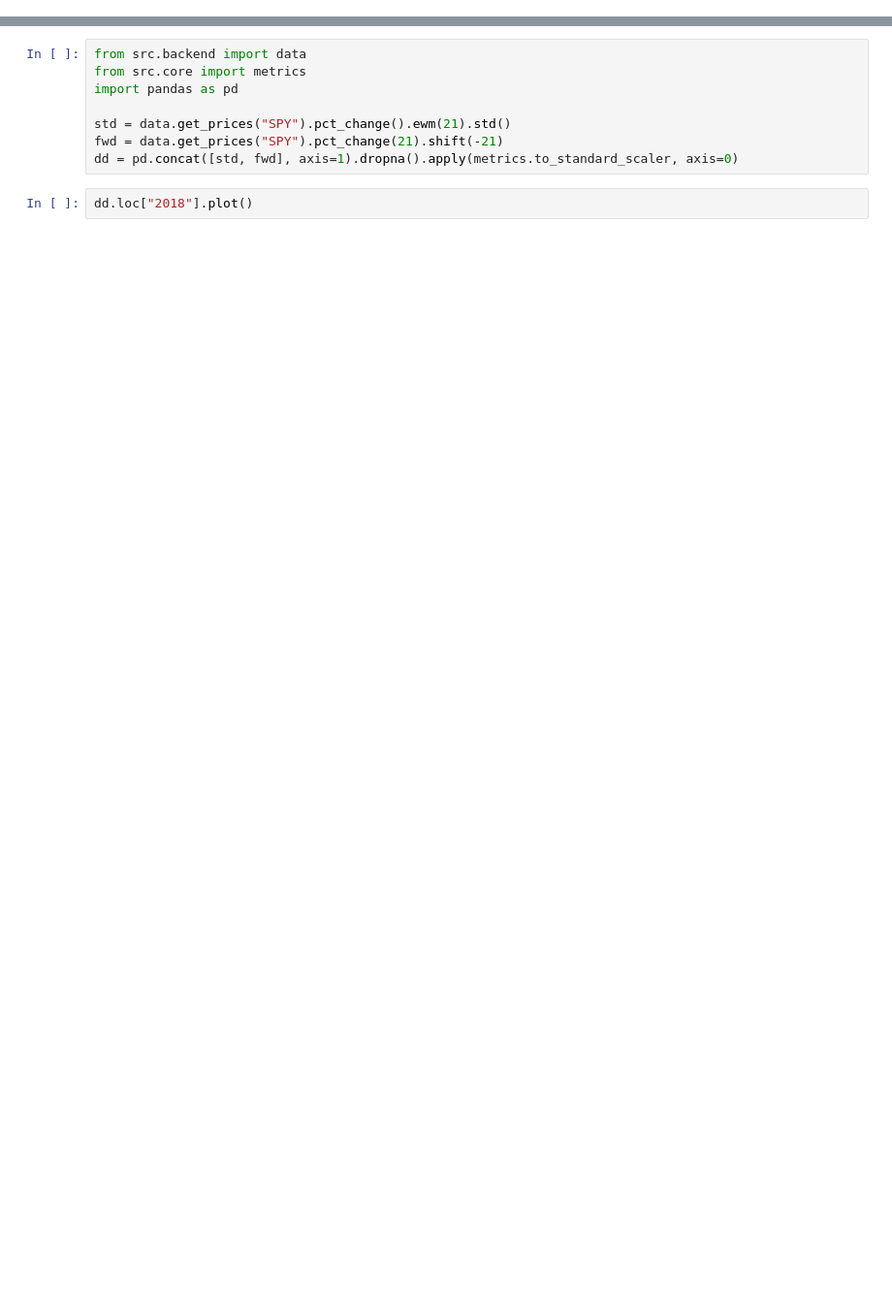
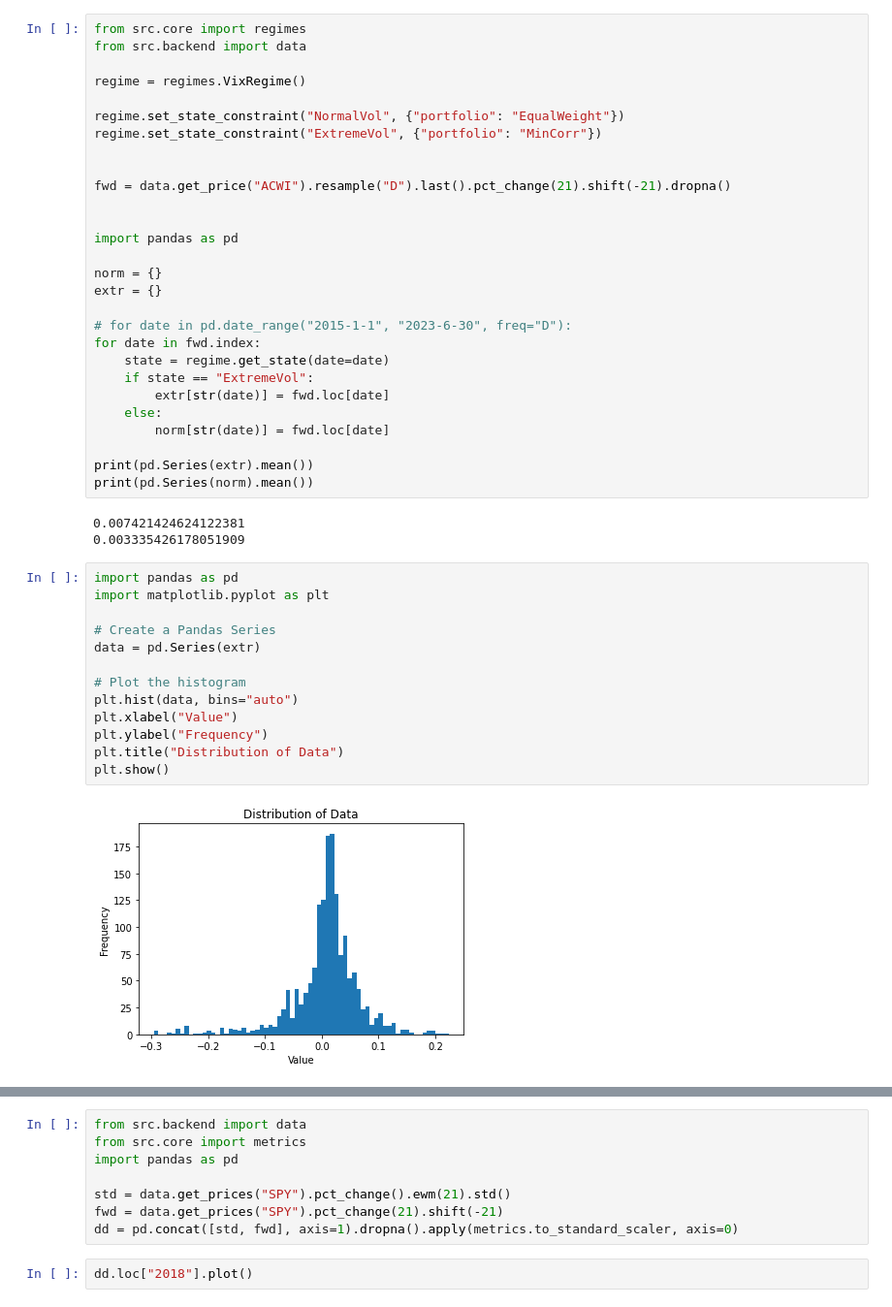
Before and after one commit to HTF1125/RobertLab, a Jupyter notebook: test.ipynb, the cells around one changed output, grey strips where cells are left out. Shown at 97% size. Saved outputs shown, nothing was run; the diff lists cells and outputs as text; blank space fills up the shorter version.

```diff
--- a/test.ipynb
+++ b/test.ipynb
@@ -4,0 +69,46 @@ True
+# %%
+from src.core import regimes
+from src.backend import data
+
+regime = regimes.VixRegime()
+
+regime.set_state_constraint("NormalVol", {"portfolio": "EqualWeight"})
+regime.set_state_constraint("ExtremeVol", {"portfolio": "MinCorr"})
+
+
+fwd = data.get_price("ACWI").resample("D").last().pct_change(21).shift(-21).dropna()
+
+
+import pandas as pd
+
+norm = {}
+extr = {}
+
+# for date in pd.date_range("2015-1-1", "2023-6-30", freq="D"):
+for date in fwd.index:
+    state = regime.get_state(date=date)
+    if state == "ExtremeVol":
+        extr[str(date)] = fwd.loc[date]
+    else:
+        norm[str(date)] = fwd.loc[date]
+
+print(pd.Series(extr).mean())
+print(pd.Series(norm).mean())
+# %% [output]
+0.007421424624122381
+0.003335426178051909
+# %%
+import pandas as pd
+import matplotlib.pyplot as plt
+
+# Create a Pandas Series
+data = pd.Series(extr)
+
+# Plot the histogram
+plt.hist(data, bins="auto")
+plt.xlabel("Value")
+plt.ylabel("Frequency")
+plt.title("Distribution of Data")
+plt.show()
+# %% [output]
+[figure, added]
```
Also changed, not shown: parts of 21 cells of this notebook, 31 other files.
